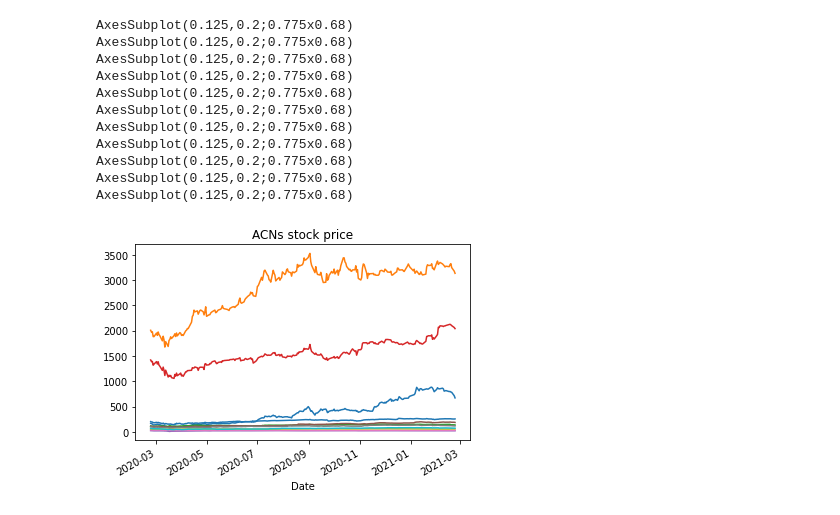
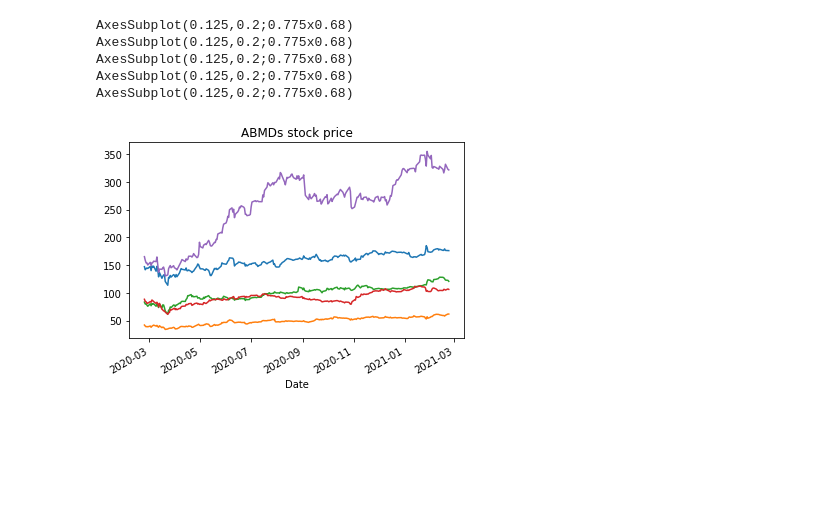
Before and after one commit to xanasa14/Finances, a Jupyter notebook: DownloadingDataYahooFinance.ipynb, the cells around one changed output. Drawn from its saved outputs; the diff is of its cells as text; code cells hidden in the pictures; blank space fills up the shorter version.

```diff
--- a/DownloadingDataYahooFinance.ipynb
+++ b/DownloadingDataYahooFinance.ipynb
@@ -69,18 +90,12 @@ finalData
 # %%
-for company in companies:
+for company in companies[0:5]:
   ticker = yf.Ticker(company)
   tsla_df = ticker.history(period="1Y")
   print(tsla_df['Close'].plot(title= str(company) + "s stock price"))
 # %% [output]
 AxesSubplot(0.125,0.2;0.775x0.68)
 AxesSubplot(0.125,0.2;0.775x0.68)
 AxesSubplot(0.125,0.2;0.775x0.68)
 AxesSubplot(0.125,0.2;0.775x0.68)
 AxesSubplot(0.125,0.2;0.775x0.68)
-AxesSubplot(0.125,0.2;0.775x0.68)
-AxesSubplot(0.125,0.2;0.775x0.68)
-AxesSubplot(0.125,0.2;0.775x0.68)
-AxesSubplot(0.125,0.2;0.775x0.68)
-AxesSubplot(0.125,0.2;0.775x0.68)
-AxesSubplot(0.125,0.2;0.775x0.68)
-[figure, old version]
+[figure, new version]
```
Also changed, not shown: parts of 3 cells of this notebook.
